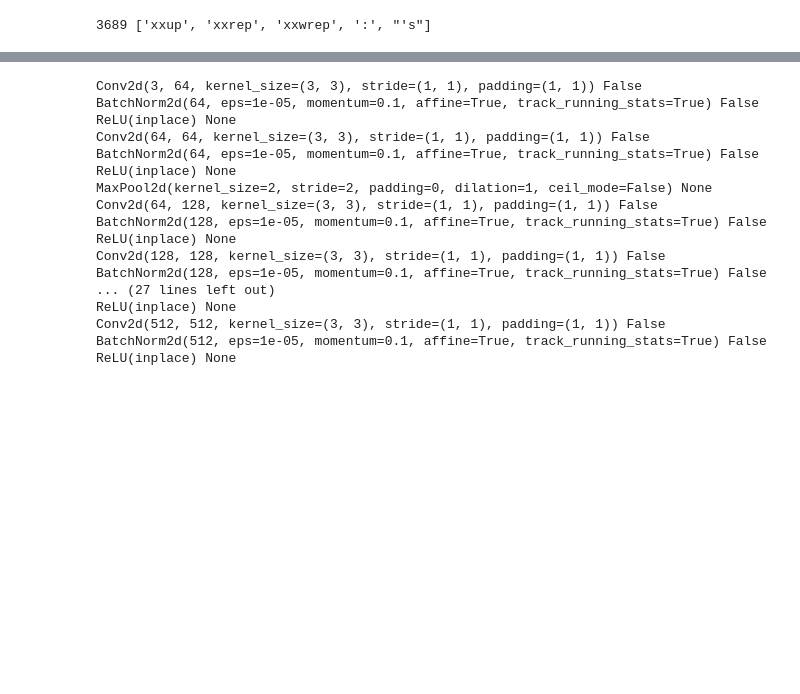
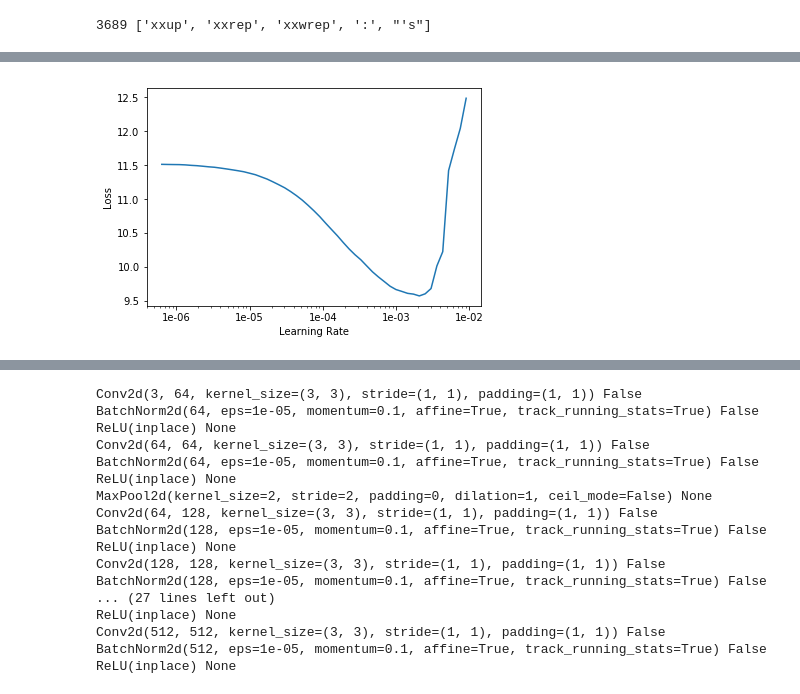
Before and after one commit to fg91/Neural-Image-Caption-Generation-Tutorial, a Jupyter notebook: Image caption generator.ipynb, the cells around one changed output, grey strips where cells are left out. Saved outputs shown, nothing was run; the diff lists cells and outputs as text; code cells hidden in the pictures; blank space fills up the shorter version.

```diff
--- a/Image caption generator.ipynb
+++ b/Image caption generator.ipynb
@@ -991,2 +981,33 @@ def MLP(n_in, n_out, p=0.2):
+# %%
+class Encoder(nn.Module):
+    def __init__(self, device, dec_hidden_state_size, dec_layers):
+        super().__init__()
+        # Visual Encoder
+        self.device = device
+        self.base_network = list(models.vgg16_bn(pretrained=True).children())[0][:-1]
+        self.freeze_base_network()
+        self.concatPool = AdaptiveConcatPool2d(sz=1)
+        self.output_layers = nn.ModuleList([
+            MLP(1024, dec_hidden_state_size) for _ in range(dec_layers)
+        ])
+
+
+    def forward(self, inp):
+        #pdb.set_trace()
+        enc_output = self.base_network(inp)
+        annotation_vecs = enc_output.view(enc_output.size(0), enc_output.size(1), -1)
+        enc_output = self.concatPool(enc_output)
+
+        dec_init_hidden_states = [MLP_layer(enc_output) for MLP_layer in self.output_layers]
+
+        return torch.stack(dec_init_hidden_states, dim = 0)
+
+    def freeze_base_network(self):
+        for layer in list(self.base_network.children()):
+            requires_grad(layer, False)
+
+    def fine_tune(self, from_layer=22):
+        for layer in list(self.base_network.children())[from_layer:]:
+            requires_grad(layer, True)
 # %%
 class ImageCaptionGenerator(nn.Module):
@@ -1049,6 +1057,15 @@ class ImageCaptionGenerator(nn.Module):
         output = self.out(self.out_drop(output[0]))
 
         return F.log_softmax(output, dim=1), h
+# %%
+@dataclass
+class TeacherForcingCallback(Callback):
+    def __init__(self, learn:Learner):
+        super().__init__()
+        self.learn = learn
+
+    def on_epoch_begin(self, epoch: int, **kwargs: Any) -> None:
+        self.learn.model.prob_teach_forcing = (30-epoch) * 1/30 if epoch < 30 else 0
 # %%
 imgCapGen = ImageCaptionGenerator(gpu, vec_dict, vocab.itos, emb_sz, 30, n_layers)
 # %% [output]
@@ -1062,4 +1075,4 @@ opt_fn = partial(optim.Adam, betas=(0.8, 0.99))  # like bind in c++
 # %%
 dataBunch = DataBunch(train_dl=trn_dl, valid_dl=val_dl, device=gpu, path=PATH, collate_fn=imgcap_collate_func)
 # %%
-learn = Learner(data=dataBunch, model=to_device(imgCapGen, gpu), opt_func=opt_fn, loss_func=Seq2SeqLoss, callback_fns=ShowGraph)
+learn = Learner(data=dataBunch, model=to_device(imgCapGen, gpu), opt_func=opt_fn, loss_func=Seq2SeqLoss, callback_fns=[ShowGraph, TeacherForcingCallback]) # , BnFreeze
@@ -1065,0 +1084,4 @@ learn = Learner(data=dataBunch, model=to_device(imgCapGen, gpu), opt_func=opt_fn
+# %%
+learn.recorder.plot(skip_end=15)
+# %% [output]
+[figure, added]
```
Also changed, not shown: parts of 20 cells of this notebook.
